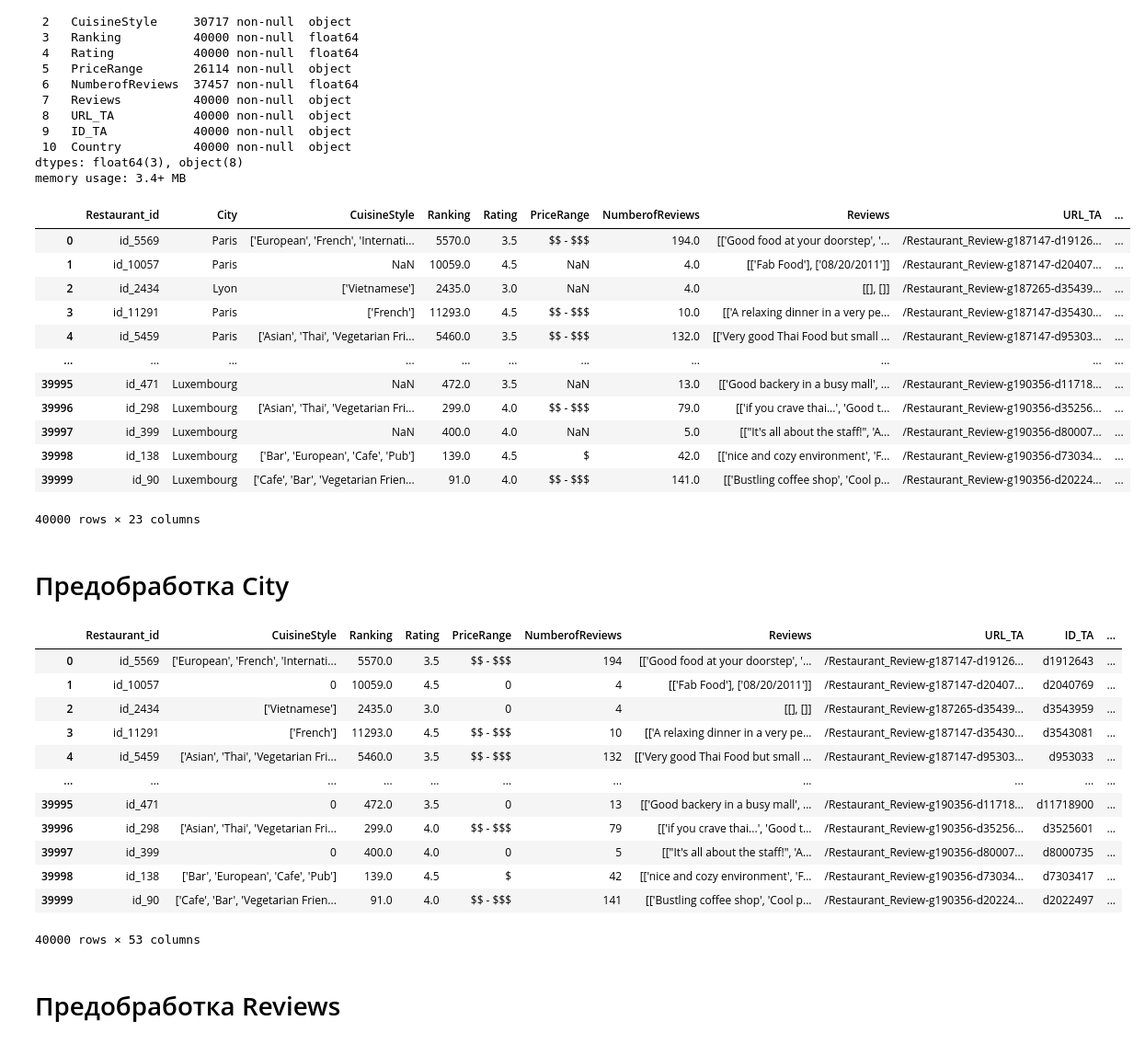
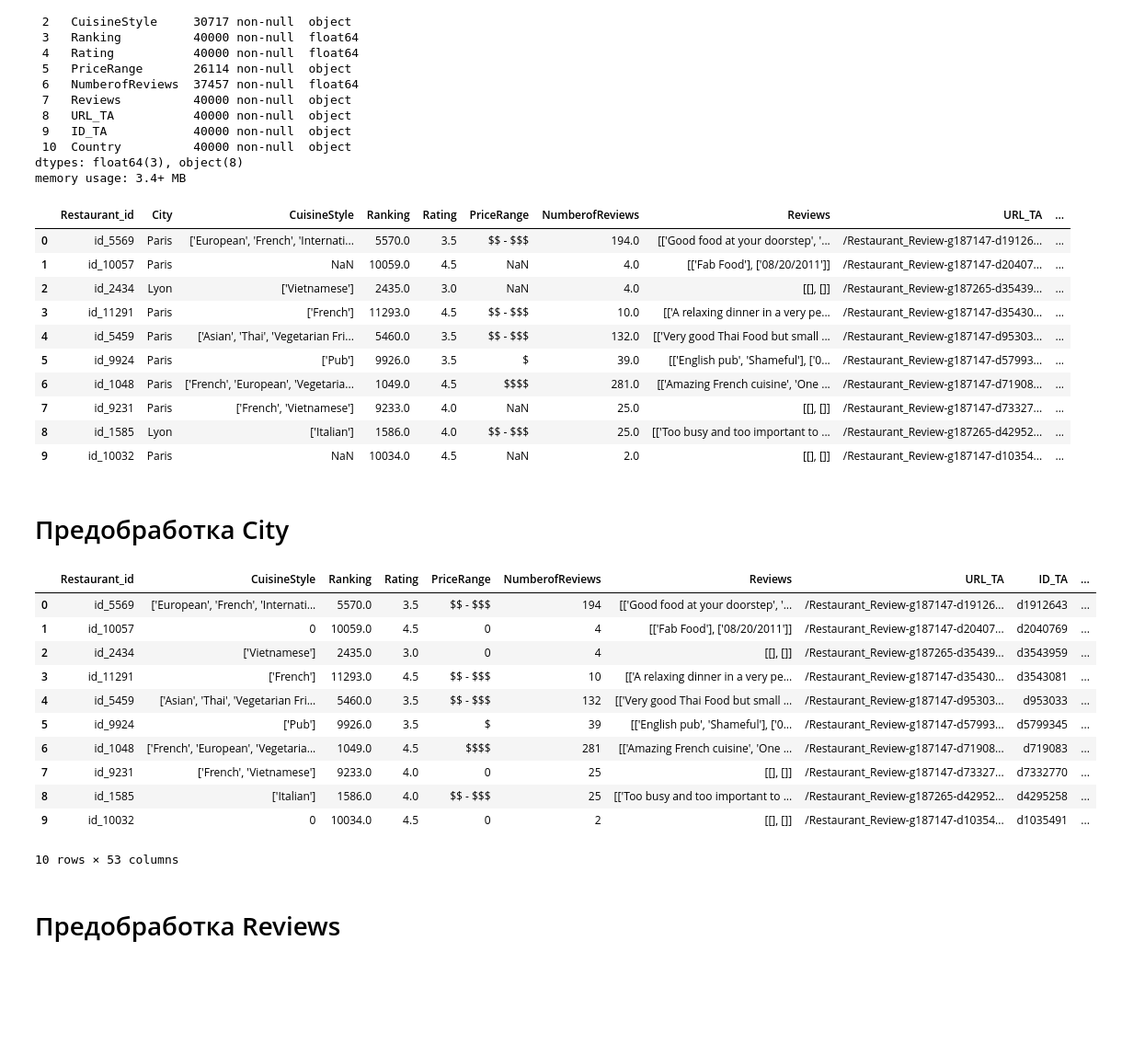
Before and after one commit to Nataly2107/DSLearning, a Jupyter notebook: module_3/Project3.ipynb, the cells around one changed output. Shown at 92% size. Drawn from its saved outputs; the diff is of its cells as text; code cells hidden in the pictures; blank space fills up the shorter version.

```diff
--- a/module_3/Project3.ipynb
+++ b/module_3/Project3.ipynb
@@ -174,21 +172,19 @@ city.columns = ['Country', 'SafetyAndSecurity', 'PersonalFreedom', 'Governance',
                 'LivingConditions', 'Health', 'Education', 'NaturalEnvironment']
 # %%
 result =task.merge(city,on = 'Country')
-result
+result.head(10)
 # %% [output]
 |  | Restaurant_id | City | CuisineStyle | Ranking | Rating | PriceRange | NumberofReviews | Reviews | URL_TA | ... |
 | 0 | id_5569 | Paris | ['European', 'French', 'Internati... | 5570.0 | 3.5 | $$ - $$$ | 194.0 | [['Good food at your doorstep', '... | /Restaurant_Review-g187147-d19126... | ... |
 | 1 | id_10057 | Paris | NaN | 10059.0 | 4.5 | NaN | 4.0 | [['Fab Food'], ['08/20/2011']] | /Restaurant_Review-g187147-d20407... | ... |
 | 2 | id_2434 | Lyon | ['Vietnamese'] | 2435.0 | 3.0 | NaN | 4.0 | [[], []] | /Restaurant_Review-g187265-d35439... | ... |
 | 3 | id_11291 | Paris | ['French'] | 11293.0 | 4.5 | $$ - $$$ | 10.0 | [['A relaxing dinner in a very pe... | /Restaurant_Review-g187147-d35430... | ... |
 | 4 | id_5459 | Paris | ['Asian', 'Thai', 'Vegetarian Fri... | 5460.0 | 3.5 | $$ - $$$ | 132.0 | [['Very good Thai Food but small ... | /Restaurant_Review-g187147-d95303... | ... |
-| ... | ... | ... | ... | ... | ... | ... | ... | ... | ... | ... |
-| 39995 | id_471 | Luxembourg | NaN | 472.0 | 3.5 | NaN | 13.0 | [['Good backery in a busy mall', ... | /Restaurant_Review-g190356-d11718... | ... |
-| 39996 | id_298 | Luxembourg | ['Asian', 'Thai', 'Vegetarian Fri... | 299.0 | 4.0 | $$ - $$$ | 79.0 | [['if you crave thai...', 'Good t... | /Restaurant_Review-g190356-d35256... | ... |
-| 39997 | id_399 | Luxembourg | NaN | 400.0 | 4.0 | NaN | 5.0 | [["It's all about the staff!", 'A... | /Restaurant_Review-g190356-d80007... | ... |
-| 39998 | id_138 | Luxembourg | ['Bar', 'European', 'Cafe', 'Pub'] | 139.0 | 4.5 | $ | 42.0 | [['nice and cozy environment', 'F... | /Restaurant_Review-g190356-d73034... | ... |
-| 39999 | id_90 | Luxembourg | ['Cafe', 'Bar', 'Vegetarian Frien... | 91.0 | 4.0 | $$ - $$$ | 141.0 | [['Bustling coffee shop', 'Cool p... | /Restaurant_Review-g190356-d20224... | ... |
+| 5 | id_9924 | Paris | ['Pub'] | 9926.0 | 3.5 | $ | 39.0 | [['English pub', 'Shameful'], ['0... | /Restaurant_Review-g187147-d57993... | ... |
+| 6 | id_1048 | Paris | ['French', 'European', 'Vegetaria... | 1049.0 | 4.5 | $$$$ | 281.0 | [['Amazing French cuisine', 'One ... | /Restaurant_Review-g187147-d71908... | ... |
+| 7 | id_9231 | Paris | ['French', 'Vietnamese'] | 9233.0 | 4.0 | NaN | 25.0 | [[], []] | /Restaurant_Review-g187147-d73327... | ... |
+| 8 | id_1585 | Lyon | ['Italian'] | 1586.0 | 4.0 | $$ - $$$ | 25.0 | [['Too busy and too important to ... | /Restaurant_Review-g187265-d42952... | ... |
+| 9 | id_10032 | Paris | NaN | 10034.0 | 4.5 | NaN | 2.0 | [[], []] | /Restaurant_Review-g187147-d10354... | ... |
-40000 rows × 23 columns
 # %%
 result.fillna("0", inplace=True)
 # %% [markdown]
@@ -197,7 +193,7 @@ result.fillna("0", inplace=True)
 result = pd.get_dummies(result, columns=['City'], dummy_na=True)
 result = result.drop(columns='City_nan')
 # %%
-result
+result.head(10)
 # %% [output]
 |  | Restaurant_id | CuisineStyle | Ranking | Rating | PriceRange | NumberofReviews | Reviews | URL_TA | ID_TA | ... |
 | 0 | id_5569 | ['European', 'French', 'Internati... | 5570.0 | 3.5 | $$ - $$$ | 194 | [['Good food at your doorstep', '... | /Restaurant_Review-g187147-d19126... | d1912643 | ... |
@@ -205,13 +201,12 @@ result
 | 2 | id_2434 | ['Vietnamese'] | 2435.0 | 3.0 | 0 | 4 | [[], []] | /Restaurant_Review-g187265-d35439... | d3543959 | ... |
 | 3 | id_11291 | ['French'] | 11293.0 | 4.5 | $$ - $$$ | 10 | [['A relaxing dinner in a very pe... | /Restaurant_Review-g187147-d35430... | d3543081 | ... |
 | 4 | id_5459 | ['Asian', 'Thai', 'Vegetarian Fri... | 5460.0 | 3.5 | $$ - $$$ | 132 | [['Very good Thai Food but small ... | /Restaurant_Review-g187147-d95303... | d953033 | ... |
-| ... | ... | ... | ... | ... | ... | ... | ... | ... | ... | ... |
-| 39995 | id_471 | 0 | 472.0 | 3.5 | 0 | 13 | [['Good backery in a busy mall', ... | /Restaurant_Review-g190356-d11718... | d11718900 | ... |
-| 39996 | id_298 | ['Asian', 'Thai', 'Vegetarian Fri... | 299.0 | 4.0 | $$ - $$$ | 79 | [['if you crave thai...', 'Good t... | /Restaurant_Review-g190356-d35256... | d3525601 | ... |
-| 39997 | id_399 | 0 | 400.0 | 4.0 | 0 | 5 | [["It's all about the staff!", 'A... | /Restaurant_Review-g190356-d80007... | d8000735 | ... |
-| 39998 | id_138 | ['Bar', 'European', 'Cafe', 'Pub'] | 139.0 | 4.5 | $ | 42 | [['nice and cozy environment', 'F... | /Restaurant_Review-g190356-d73034... | d7303417 | ... |
-| 39999 | id_90 | ['Cafe', 'Bar', 'Vegetarian Frien... | 91.0 | 4.0 | $$ - $$$ | 141 | [['Bustling coffee shop', 'Cool p... | /Restaurant_Review-g190356-d20224... | d2022497 | ... |
+| 5 | id_9924 | ['Pub'] | 9926.0 | 3.5 | $ | 39 | [['English pub', 'Shameful'], ['0... | /Restaurant_Review-g187147-d57993... | d5799345 | ... |
+| 6 | id_1048 | ['French', 'European', 'Vegetaria... | 1049.0 | 4.5 | $$$$ | 281 | [['Amazing French cuisine', 'One ... | /Restaurant_Review-g187147-d71908... | d719083 | ... |
+| 7 | id_9231 | ['French', 'Vietnamese'] | 9233.0 | 4.0 | 0 | 25 | [[], []] | /Restaurant_Review-g187147-d73327... | d7332770 | ... |
+| 8 | id_1585 | ['Italian'] | 1586.0 | 4.0 | $$ - $$$ | 25 | [['Too busy and too important to ... | /Restaurant_Review-g187265-d42952... | d4295258 | ... |
+| 9 | id_10032 | 0 | 10034.0 | 4.5 | 0 | 2 | [[], []] | /Restaurant_Review-g187147-d10354... | d1035491 | ... |
-40000 rows × 53 columns
+10 rows × 53 columns
 # %% [markdown]
 # Предобработка Reviews
 # %%
```
Also changed, not shown: parts of 7 cells of this notebook.
